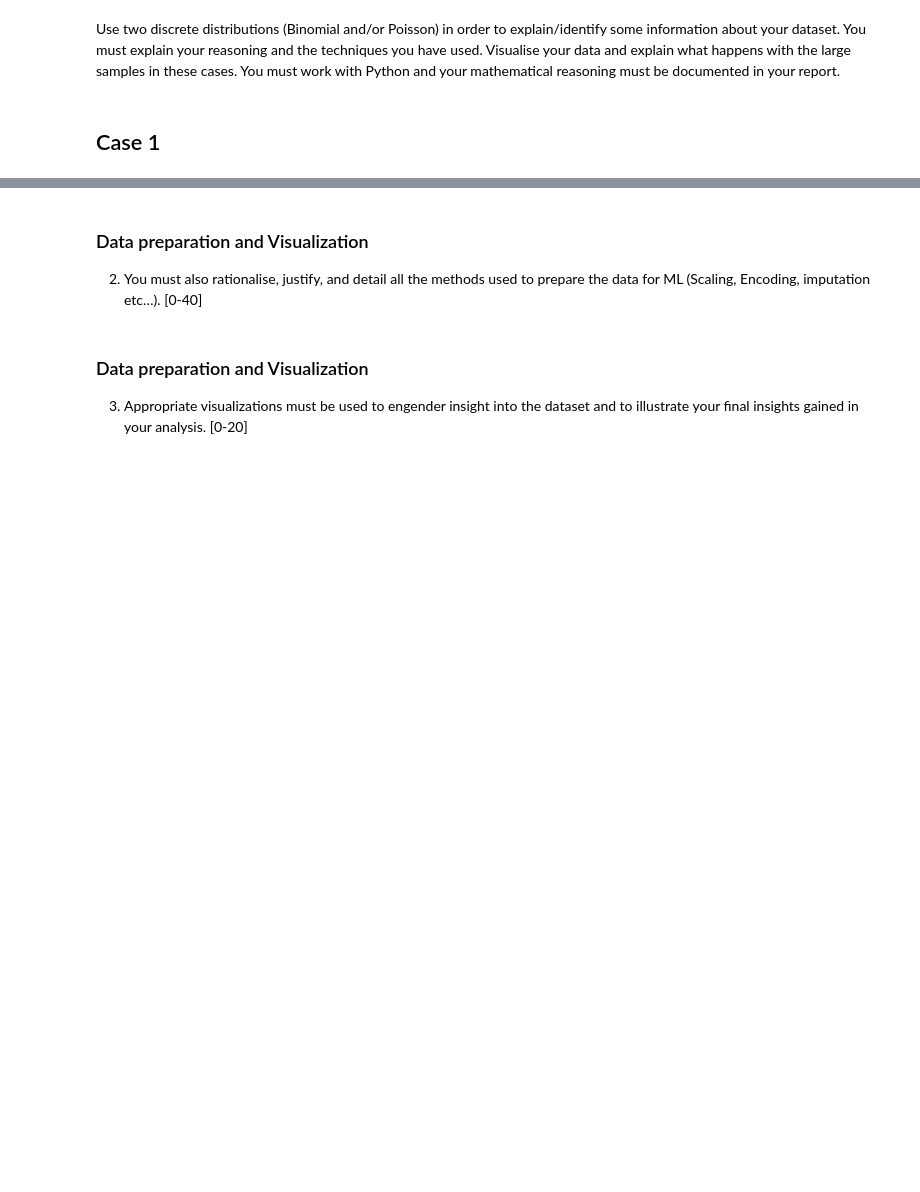
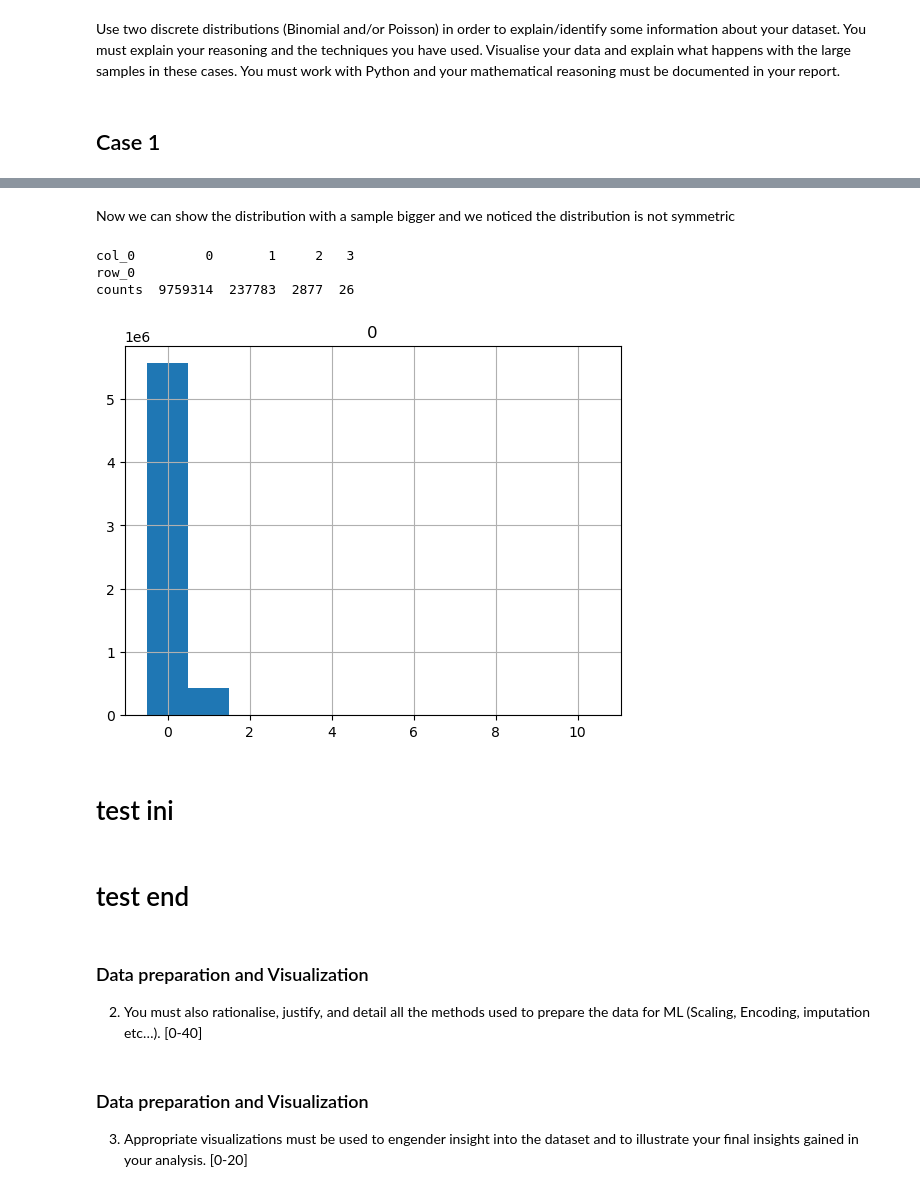
Before and after one commit to zeros2018/population_ireland, a Jupyter notebook: Population Project.ipynb, the cells around one changed output, grey strips where cells are left out. Cells and saved outputs as stored; diff of their text form; code cells hidden in the pictures; blank space fills up the shorter version.

```diff
--- a/Population Project.ipynb
+++ b/Population Project.ipynb
@@ -511,3 +540,22 @@ We need to split our data for use the distribution poison or binomial
+# %% [markdown]
+Now we can show the distribution with a sample bigger and we noticed the distribution is not symmetric
+# %%
+pick_up_30_men = stats.binom.rvs(n = 40,               # Number of people choosen
+                                  p = result,          # Success probability
+                                  size = 10000000)      # Number of trials
+
+print( pd.crosstab(index="counts", columns= pick_up_30_men))
+
+pd.DataFrame(pick_up_2_girls).hist(range=(-0.5,10.5), bins=11);
+# %% [output]
+col_0         0       1     2   3
+row_0
+counts  9759314  237783  2877  26
+[figure, added]
+# %% [markdown]
+# test ini
+# %% [markdown]
+# test end
 # %% [markdown]
 ### Data preparation and Visualization
 2. You must also rationalise, justify, and detail all the methods used to prepare the data for ML (Scaling, Encoding, imputation etc…). [0-40]
```
Also changed, not shown: parts of 28 cells of this notebook, 1 other file.
